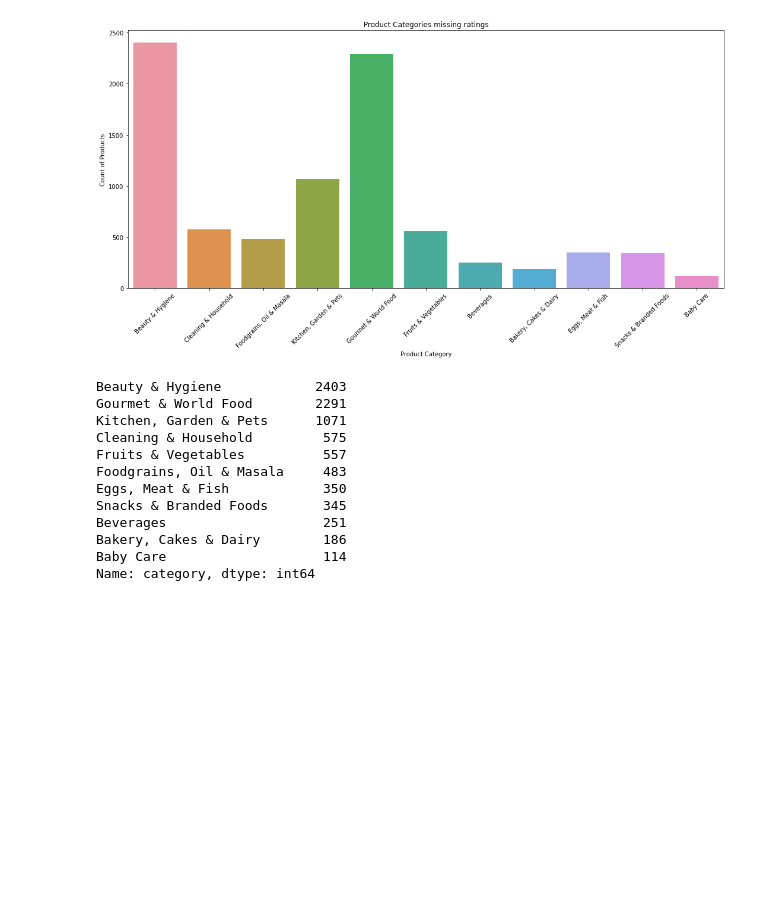
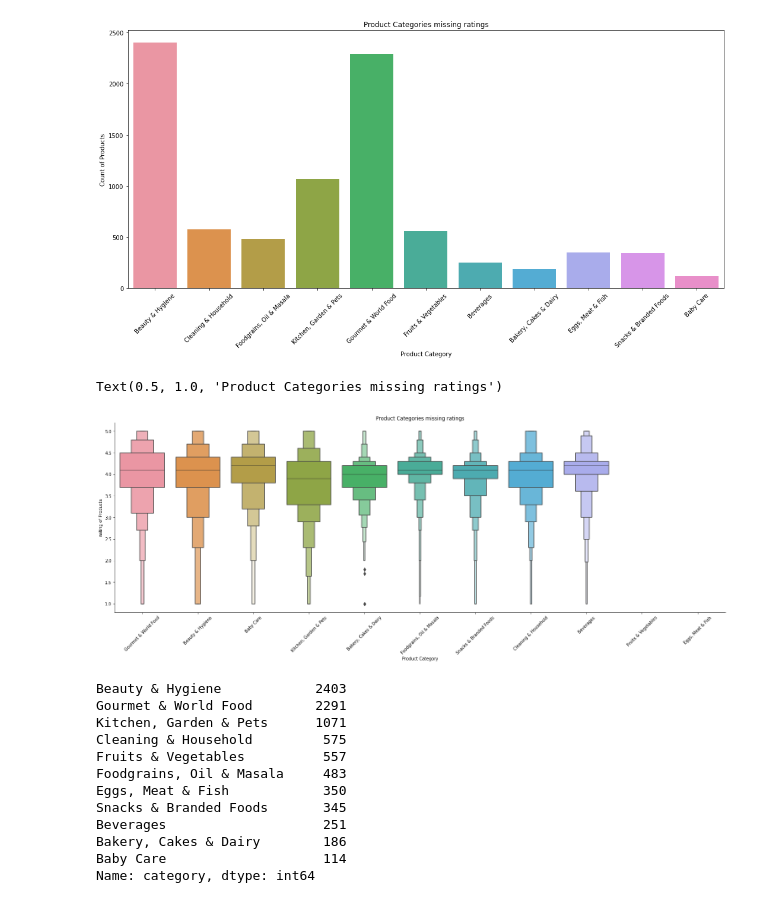
Before and after one commit to saquibmohiuddin/BigBasketData, a Jupyter notebook: bigbasket.ipynb, the cells around one changed output. Saved outputs shown, nothing was run; the diff lists cells and outputs as text; code cells hidden in the pictures; blank space fills up the shorter version.

```diff
--- a/bigbasket.ipynb
+++ b/bigbasket.ipynb
@@ -101,6 +101,15 @@ plt.title("Product Categories missing ratings")
 # %% [output]
 Text(0.5, 1.0, 'Product Categories missing ratings')
 [figure]
+# %%
+sns.catplot(data = df.sort_values(by = "rating", ascending=False), x = "category", y = "rating", kind = "boxen", height = 7, aspect = 3)
+plt.xlabel("Product Category")
+plt.ylabel("rating of Products")
+plt.xticks(rotation = 45)
+plt.title("Product Categories missing ratings")
+# %% [output]
+Text(0.5, 1.0, 'Product Categories missing ratings')
+[figure, added]
 # %%
 unrated_df.category.value_counts()
 # %% [output]
```
Also changed, not shown: parts of 1 cell of this notebook.
